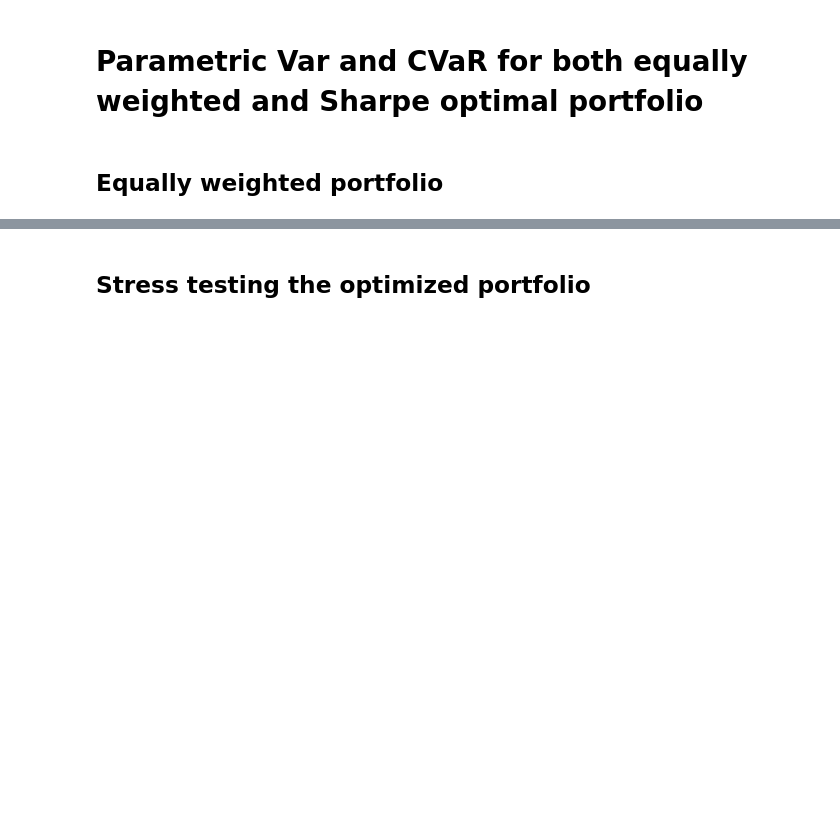
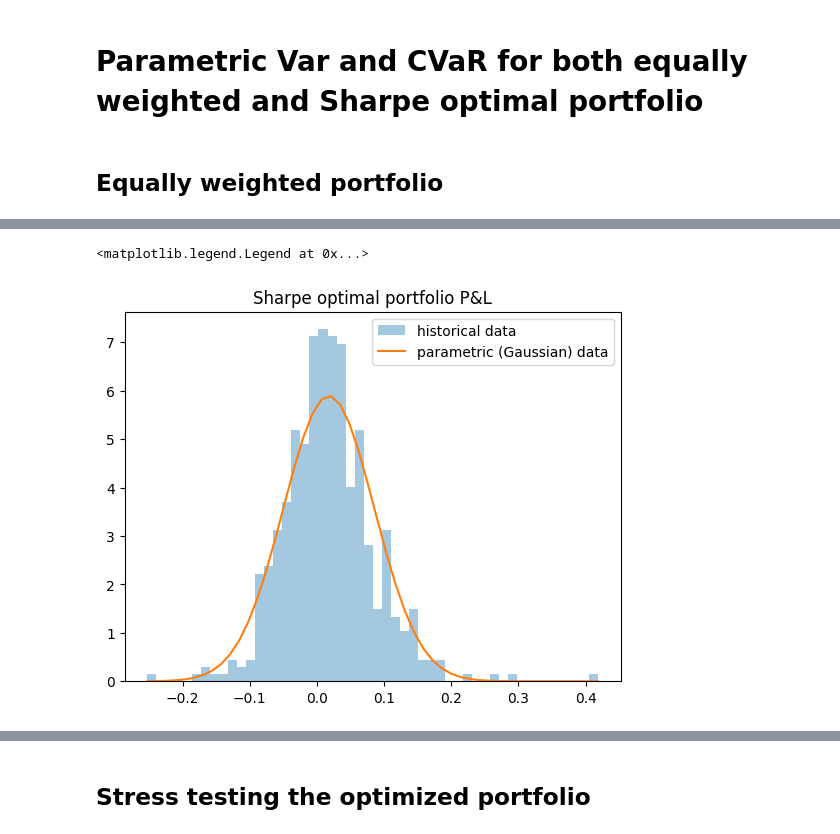
Before and after one commit to conformist89/optim-methods-asset-in-management, a Jupyter notebook: optim-intervace.ipynb, the cells around one changed output, grey strips where cells are left out. Cells and saved outputs as stored; diff of their text form; code cells hidden in the pictures; blank space fills up the shorter version.

```diff
--- a/optim-intervace.ipynb
+++ b/optim-intervace.ipynb
@@ -293,0 +302,10 @@ plt.legend()
+# %%
+gauss_sh = norm.pdf(x1, loc=sh_port_mean, scale=sh_port_std)
+# %%
+plt.hist(sharpe_daily_ret_port, label="historical data", bins=50, density=True, alpha = 0.4)
+plt.plot(x1, gauss_sh , label="parametric (Gaussian) data")
+plt.title("Sharpe optimal portfolio P&L")
+plt.legend()
+# %% [output]
+<matplotlib.legend.Legend at 0x...>
+[figure, added]
```
Also changed, not shown: parts of 22 cells of this notebook.
